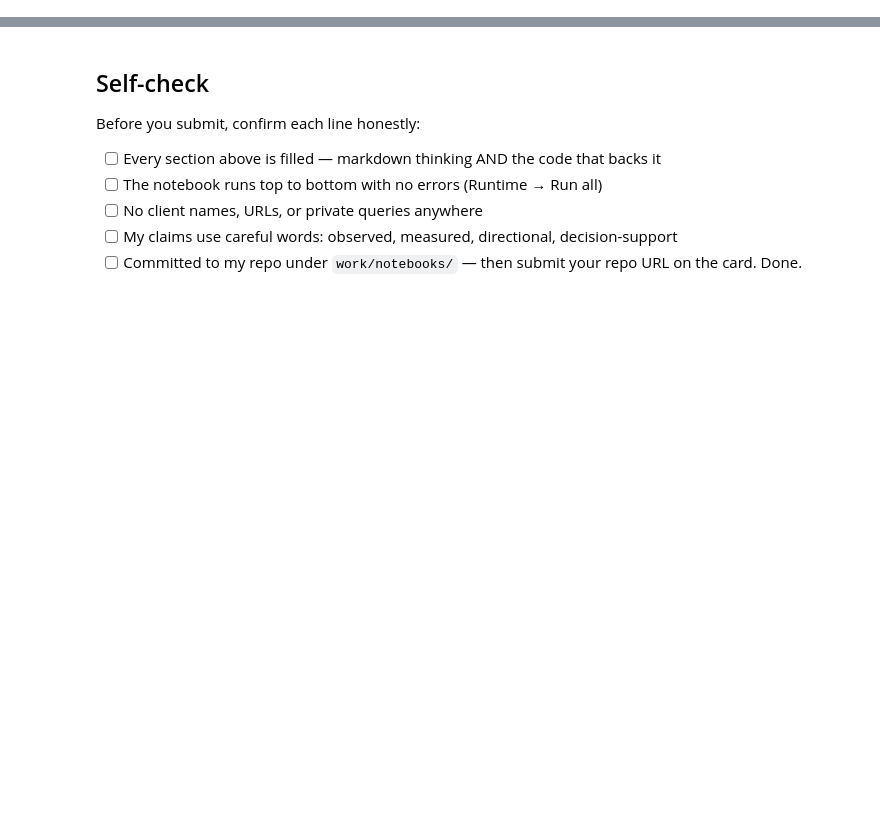
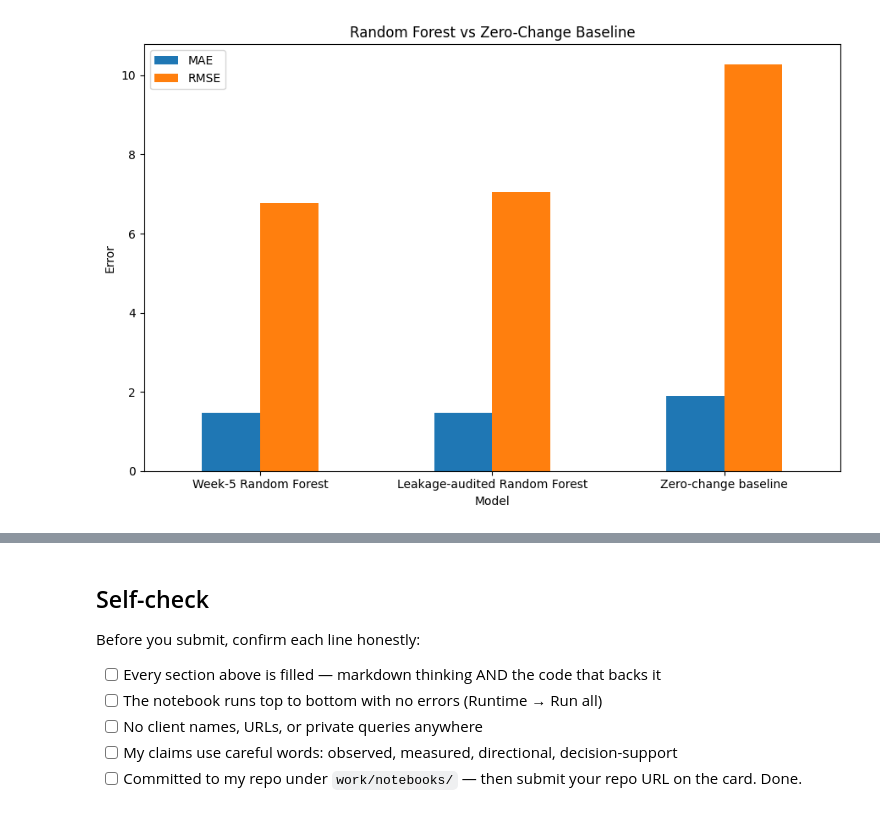
Before and after one commit to ektam9931/flyrank-ml-week1, a Jupyter notebook: work/notebooks/capstone.ipynb, the cells around one changed output, grey strips where cells are left out. Cells and saved outputs as stored; diff of their text form; code cells hidden in the pictures; blank space fills up the shorter version.

```diff
--- a/work/notebooks/capstone.ipynb
+++ b/work/notebooks/capstone.ipynb
@@ -57,0 +209,25 @@ This skeleton is yours to fill. Work the sections **in order** — each one has
+# %%
+comparison = pd.DataFrame({
+    "Model": [
+        "Week-5 Random Forest",
+        "Leakage-audited Random Forest",
+        "Zero-change baseline"
+    ],
+    "MAE": [
+        1.459440,
+        1.477810,
+        1.897939
+    ],
+    "RMSE": [
+        6.776037,
+        7.047829,
+        10.267310
+    ],
+    "R2": [
+        0.564427,
+        0.528784,
+        -0.000053
+    ]
+})
+
+comparison
@@ -57,0 +333,15 @@ This skeleton is yours to fill. Work the sections **in order** — each one has
+# %%
+comparison_plot = comparison.set_index("Model")
+
+comparison_plot[["MAE", "RMSE"]].plot(
+    kind="bar",
+    figsize=(9, 6)
+)
+
+plt.ylabel("Error")
+plt.title("Random Forest vs Zero-Change Baseline")
+plt.xticks(rotation=0)
+plt.tight_layout()
+plt.show()
+# %% [output]
+[figure, added]
```
Also changed, not shown: parts of 36 cells of this notebook.
